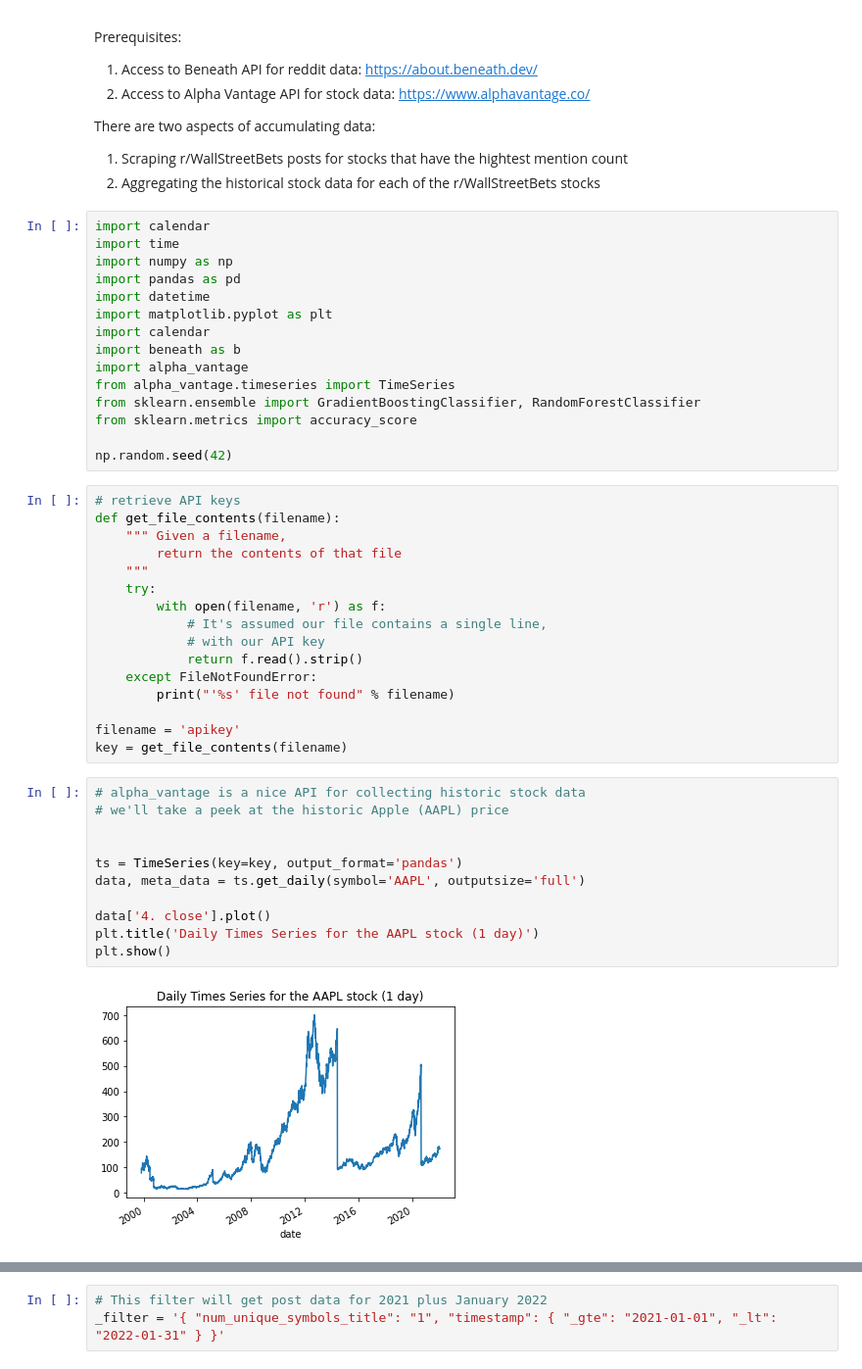
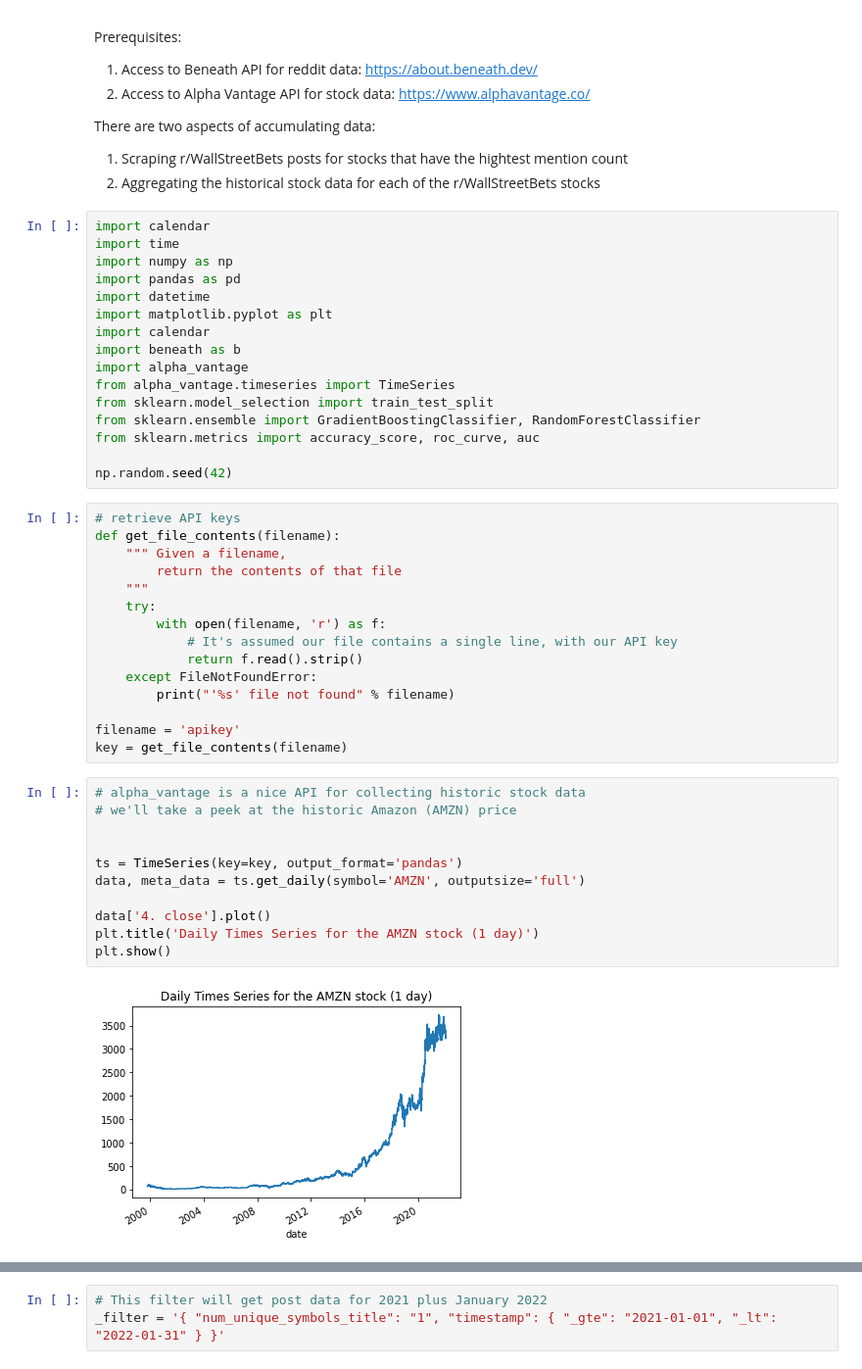
Before and after one commit to ChristopheBrown/sm-ml, a Jupyter notebook: reddit-sandbox.ipynb, the cells around one changed output, grey strips where cells are left out. Shown: that part at 98% size. Cells and saved outputs as stored; diff of their text form.

```diff
--- a/reddit-sandbox.ipynb
+++ b/reddit-sandbox.ipynb
@@ -23,8 +23,9 @@ import calendar
 import beneath as b
 import alpha_vantage
 from alpha_vantage.timeseries import TimeSeries
+from sklearn.model_selection import train_test_split
 from sklearn.ensemble import GradientBoostingClassifier, RandomForestClassifier
-from sklearn.metrics import accuracy_score
+from sklearn.metrics import accuracy_score, roc_curve, auc
 
 np.random.seed(42)
 # %%
@@ -35,8 +36,7 @@ def get_file_contents(filename):
     """
     try:
         with open(filename, 'r') as f:
-            # It's assumed our file contains a single line,
-            # with our API key
+            # It's assumed our file contains a single line, with our API key
             return f.read().strip()
     except FileNotFoundError:
         print("'%s' file not found" % filename)
@@ -45,15 +45,15 @@ filename = 'apikey'
 key = get_file_contents(filename)
 # %%
 # alpha_vantage is a nice API for collecting historic stock data
-# we'll take a peek at the historic Apple (AAPL) price
+# we'll take a peek at the historic Amazon (AMZN) price
 
 
 ts = TimeSeries(key=key, output_format='pandas')
-data, meta_data = ts.get_daily(symbol='AAPL', outputsize='full')
+data, meta_data = ts.get_daily(symbol='AMZN', outputsize='full')
 
 data['4. close'].plot()
-plt.title('Daily Times Series for the AAPL stock (1 day)')
+plt.title('Daily Times Series for the AMZN stock (1 day)')
 plt.show()
 # %% [output]
-[figure, old version]
+[figure, new version]
 # %%
```
Also changed, not shown: parts of 36 cells of this notebook.
